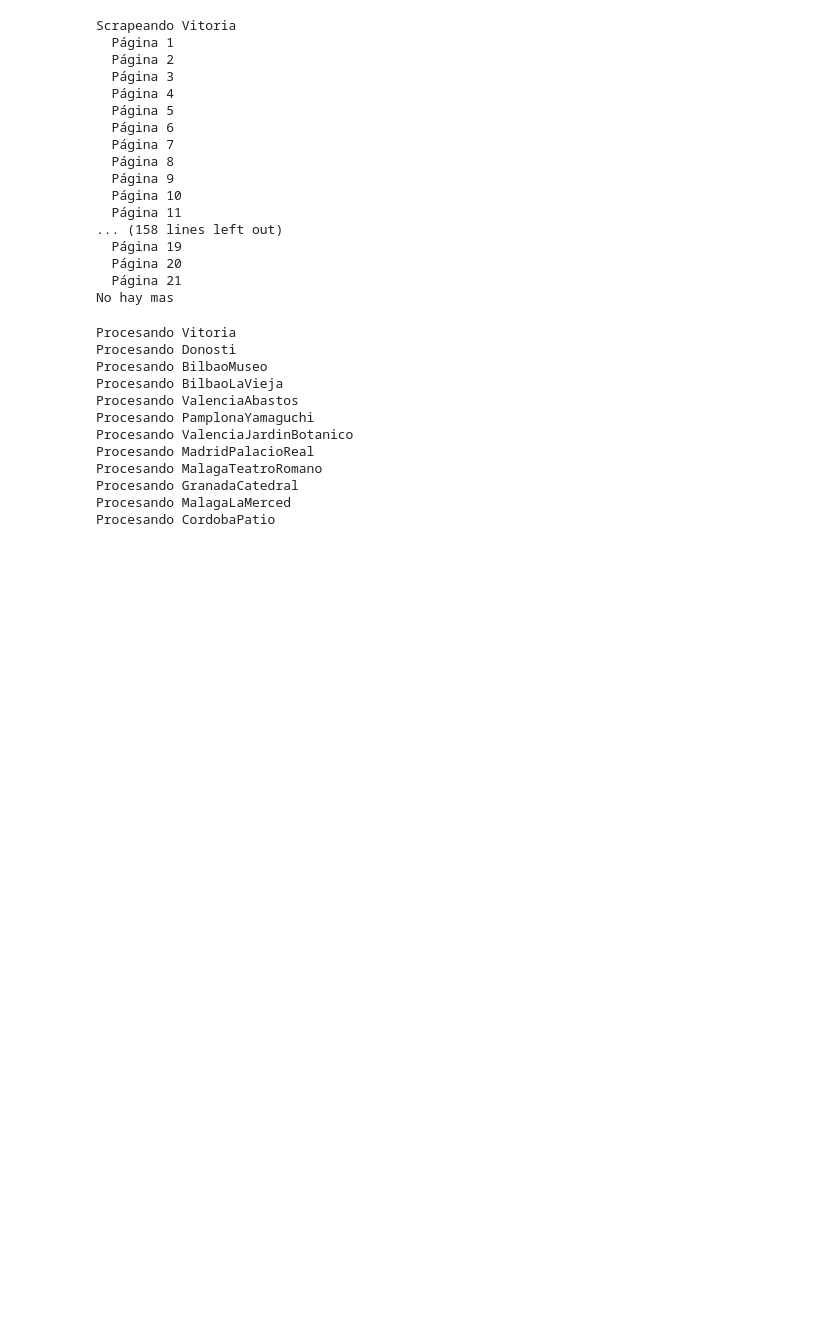
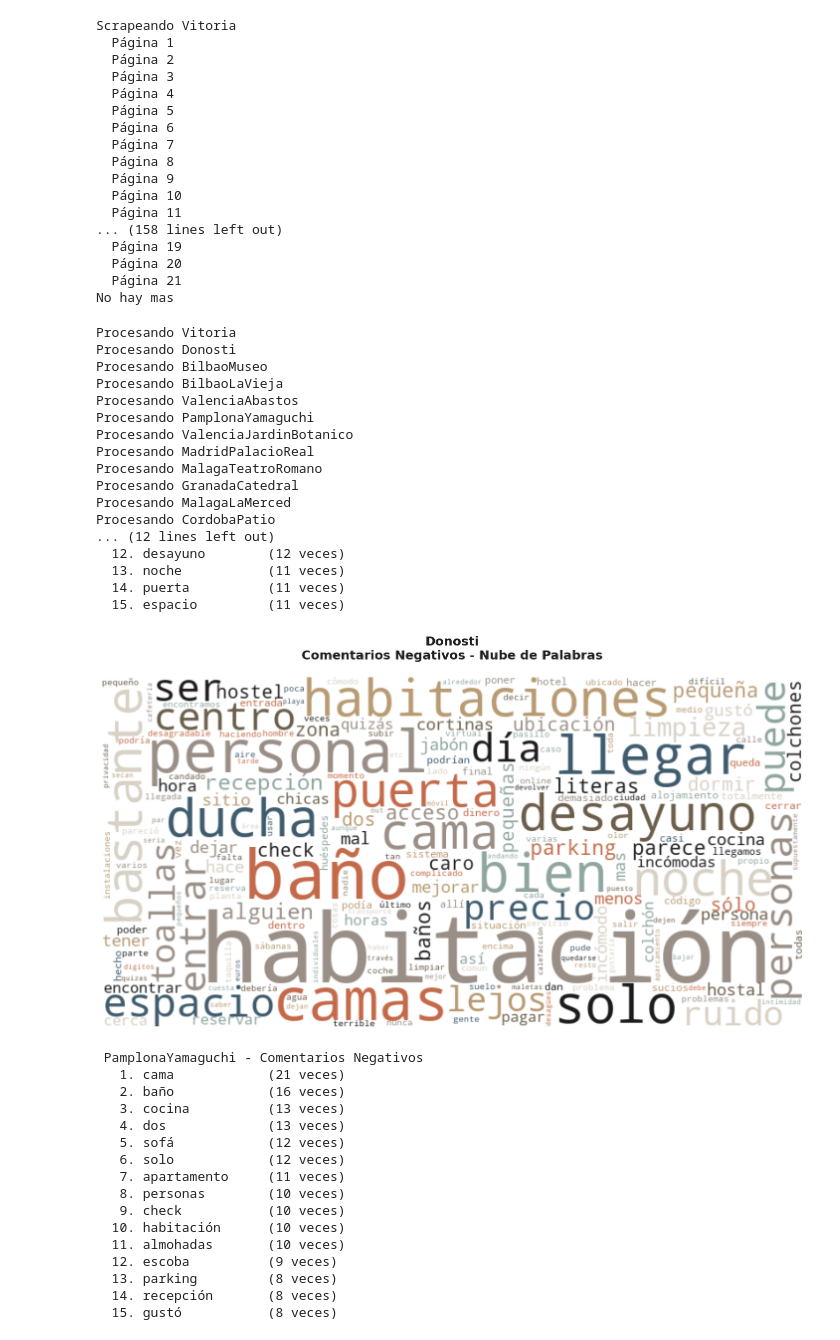
Before and after one commit to javierllorenteMon/RETO_06_VerdeOSCURO, a Jupyter notebook: 03-webscrapping.ipynb, the cells around one changed output. Cells and saved outputs as stored; diff of their text form; code cells hidden in the pictures; blank space fills up the shorter version.

Commit message:
Visualizacion de graficos

```diff
--- a/03-webscrapping.ipynb
+++ b/03-webscrapping.ipynb
@@ -123,6 +123,7 @@ import pandas as pd
 import re
 import os
 import matplotlib.pyplot as plt
+import random
 
 from collections import Counter
 from wordcloud import WordCloud
@@ -130,7 +131,7 @@ from wordcloud import WordCloud
 import nltk
 from nltk.corpus import stopwords
 
-os.makedirs("graficos_wordcloud", exist_ok=True)
+os.makedirs("Graficos/graficos_wordcloud", exist_ok=True)
 
 df = pd.read_csv("Datos/Transformados/comentarios.csv", encoding="utf-8")
 
@@ -139,6 +140,19 @@ df["comentario_negativo"] = df["comentario_negativo"].fillna("")
 
 stop_words = set(stopwords.words("spanish"))
 
+libere_true_graph_palette = [
+    "#1C1C1C",
+    "#6B5E4B",
+    "#B89B72",
+    "#3F5C6E",
+    "#8FA6A0",
+    "#C46A4A",
+    "#9A8F86",
+    "#D8D1C6"
+]
+
+def libere_color_func(word, font_size, position, orientation, random_state=None, **kwargs):
+    return random.choice(libere_true_graph_palette)
 
 def limpiar_texto(texto):
     texto = texto.lower()
@@ -149,16 +163,15 @@ def limpiar_texto(texto):
     ]
     return palabras_filtradas
 
+hoteles_a_visualizar_neg = ["Donosti", "PamplonaYamaguchi", "Vitoria"]
+graficos_temp = {}
 
 hoteles = df["ubicacion"].unique()
 
 for hotel in hoteles:
-
     print(f"Procesando {hotel}")
 
     df_hotel = df[df["ubicacion"] == hotel]
-
-    #comentarios positivos
 
     texto_pos = " ".join(df_hotel["comentario_positivo"])
     palabras_pos = limpiar_texto(texto_pos)
@@ -168,47 +181,90 @@ for hotel in hoteles:
         wordcloud_pos = WordCloud(
             width=800,
             height=400,
-            background_color="white"
+            background_color="#FFFFFF",
+            color_func=libere_color_func
         ).generate_from_frequencies(freq_pos)
 
         plt.figure(figsize=(10, 5))
         plt.imshow(wordcloud_pos, interpolation="bilinear")
         plt.axis("off")
-        plt.title(f"{hotel} - Comentarios Positivos")
+        plt.title(f"{hotel} - Comentarios Positivos", color="#1C1C1C")
         plt.tight_layout()
-        plt.savefig(f"graficos_wordcloud/{hotel}_wordcloud_positivos.png")
+        plt.savefig(f"Graficos/graficos_wordcloud/{hotel}_wordcloud_positivos.png", dpi=300)
         plt.close()
-
-    #comentarios negativos
 
     texto_neg = " ".join(df_hotel["comentario_negativo"])
     palabras_neg = limpiar_texto(texto_neg)
     freq_neg = Counter(palabras_neg)
 
     if freq_neg:
         wordcloud_neg = WordCloud(
             width=800,
             height=400,
-            background_color="white"
+            background_color="#FFFFFF",
+            color_func=libere_color_func
         ).generate_from_frequencies(freq_neg)
 
         plt.figure(figsize=(10, 5))
         plt.imshow(wordcloud_neg, interpolation="bilinear")
         plt.axis("off")
-        plt.title(f"{hotel} - Comentarios Negativos")
+        plt.title(f"{hotel} - Comentarios Negativos", color="#1C1C1C")
         plt.tight_layout()
-        plt.savefig(f"graficos_wordcloud/{hotel}_wordcloud_negativos.png")
+        plt.savefig(f"Graficos/graficos_wordcloud/{hotel}_wordcloud_negativos.png", dpi=300)
         plt.close()
+
+        if hotel in hoteles_a_visualizar_neg:
+            graficos_temp[hotel] = (wordcloud_neg, freq_neg)
+
+
+for hotel in hoteles_a_visualizar_neg:
+    if hotel in graficos_temp:
+        wordcloud, freq = graficos_temp[hotel]
+
+        print(f" {hotel} - Comentarios Negativos")
+        top_palabras = freq.most_common(15)
+        for i, (palabra, frecuencia) in enumerate(top_palabras, 1):
+            print(f"  {i:2d}. {palabra:15s} ({frecuencia} veces)")
+
+        plt.figure(figsize=(15, 8))
+        plt.imshow(wordcloud, interpolation="bilinear")
+        plt.axis("off")
+        plt.title(f"{hotel}\nComentarios Negativos - Nube de Palabras",
+                 fontsize=18, pad=25, color="#1C1C1C", fontweight='bold')
+        plt.tight_layout()
+        plt.show()
 # %% [output]
 Procesando Vitoria
 Procesando Donosti
 Procesando BilbaoMuseo
 Procesando BilbaoLaVieja
 Procesando ValenciaAbastos
 Procesando PamplonaYamaguchi
 Procesando ValenciaJardinBotanico
 Procesando MadridPalacioReal
 Procesando MalagaTeatroRomano
 Procesando GranadaCatedral
 Procesando MalagaLaMerced
 Procesando CordobaPatio
+... (12 lines left out)
+  12. desayuno        (12 veces)
+  13. noche           (11 veces)
+  14. puerta          (11 veces)
+  15. espacio         (11 veces)
+[figure, added]
+ PamplonaYamaguchi - Comentarios Negativos
+   1. cama            (21 veces)
+   2. baño            (16 veces)
+   3. cocina          (13 veces)
+   4. dos             (13 veces)
+   5. sofá            (12 veces)
+   6. solo            (12 veces)
+   7. apartamento     (11 veces)
+   8. personas        (10 veces)
+   9. check           (10 veces)
+  10. habitación      (10 veces)
+  11. almohadas       (10 veces)
+  12. escoba          (9 veces)
+  13. parking         (8 veces)
+  14. recepción       (8 veces)
+  15. gustó           (8 veces)
```
Also changed, not shown: parts of 4 cells of this notebook, 2 other files.
